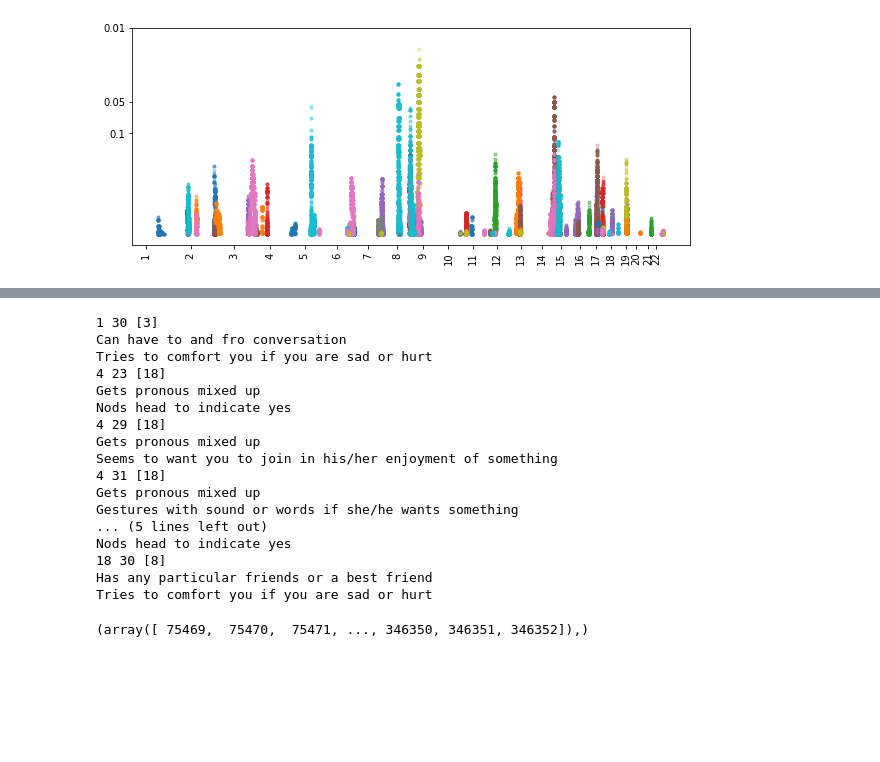
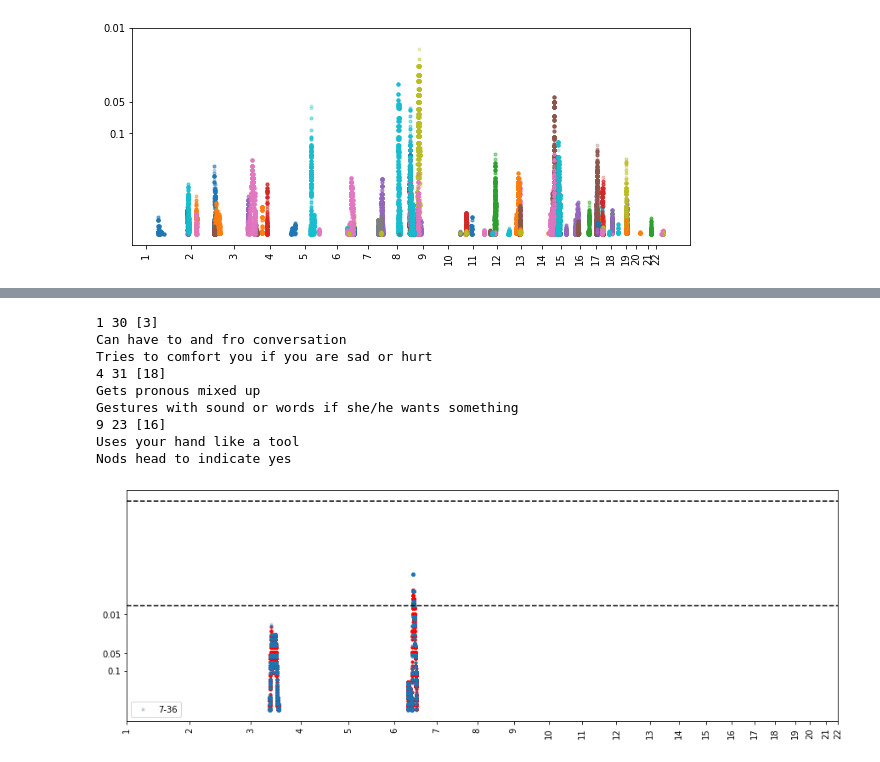
Before and after one commit to kpaskov/SibpairLinkage, a Jupyter notebook: analysis/Manhattan.ipynb, the cells around one changed output, grey strips where cells are left out. Saved outputs shown, nothing was run; the diff lists cells and outputs as text; code cells hidden in the pictures; blank space fills up the shorter version.

```diff
--- a/analysis/Manhattan.ipynb
+++ b/analysis/Manhattan.ipynb
@@ -124,7 +145,7 @@ with open('../../PhenotypeGLRM/preprocessing/schemas/SCQ.json', 'r') as f:
     scq = json.load(f)
 # %%
 for i, (j, k) in enumerate(combos):
-    if np.any(pvalues_comb[i, :] < 0.005):
+    if np.any(pvalues_comb[i, :] < 0.002):
         print(j, k, np.unique(chroms[pvalues_comb[i, :] < 0.01]))
         print(scq['properties']['Q%s' % str(j+1).zfill(2)]['description'])
         print(scq['properties']['Q%s' % str(k+1).zfill(2)]['description'])
@@ -132,21 +153,34 @@ for i, (j, k) in enumerate(combos):
 1 30 [3]
 Can have to and fro conversation
 Tries to comfort you if you are sad or hurt
-4 23 [18]
-Gets pronous mixed up
-Nods head to indicate yes
-4 29 [18]
-Gets pronous mixed up
-Seems to want you to join in his/her enjoyment of something
 4 31 [18]
 Gets pronous mixed up
 Gestures with sound or words if she/he wants something
-... (5 lines left out)
+9 23 [16]
+Uses your hand like a tool
 Nods head to indicate yes
-18 30 [8]
-Has any particular friends or a best friend
-Tries to comfort you if you are sad or hurt
-# %%
-print(np.where(np.sum(pvalues_comb < 0.05, axis=0)>1))
-# %% [output]
-(array([ 75469,  75470,  75471, ..., 346350, 346351, 346352]),)
+# %%
+#phen_indices = [1, 30, 18]
+phen_indices = [7, 36]
+
+pvalues_multi = np.load('../permutation_tests/multicombinations/scq%s.%s.npy' % ('.'.join([str(x+1) for x in phen_indices]), dataset))
+
+plt.figure(figsize=(15, 5))
+indices = pvalues_multi<0.5
+plt.scatter(x[indices], np.clip(0, -np.log10(pvalues_multi[indices]), 3), marker='.', color='red')
+
+
+for i, (j, k) in enumerate(combos):
+    if j in phen_indices and k in phen_indices:
+        indices = pvalues_comb[i, :]<0.5
+        plt.scatter(x[indices], np.clip(0, -np.log10(pvalues_comb[i, indices]), 3), marker='.', alpha=0.25, label='%d-%d' % (j, k))
+
+
+plt.xticks([chrom_to_offset[x] for x in range(1, 23)], [str(x) for x in range(1, 23)], rotation=90)
+plt.yticks(-np.log10([0.1, 0.05, 0.01]), ['0.1', '0.05', '0.01'])
+plt.axhline(-np.log10(0.05/7), color='black', linestyle='--')
+plt.axhline(-np.log10(1/10000), color='black', linestyle='--')
+plt.legend()
+plt.show()
+# %% [output]
+[figure, added]
```
Also changed, not shown: parts of 6 cells of this notebook, 4 other files.
